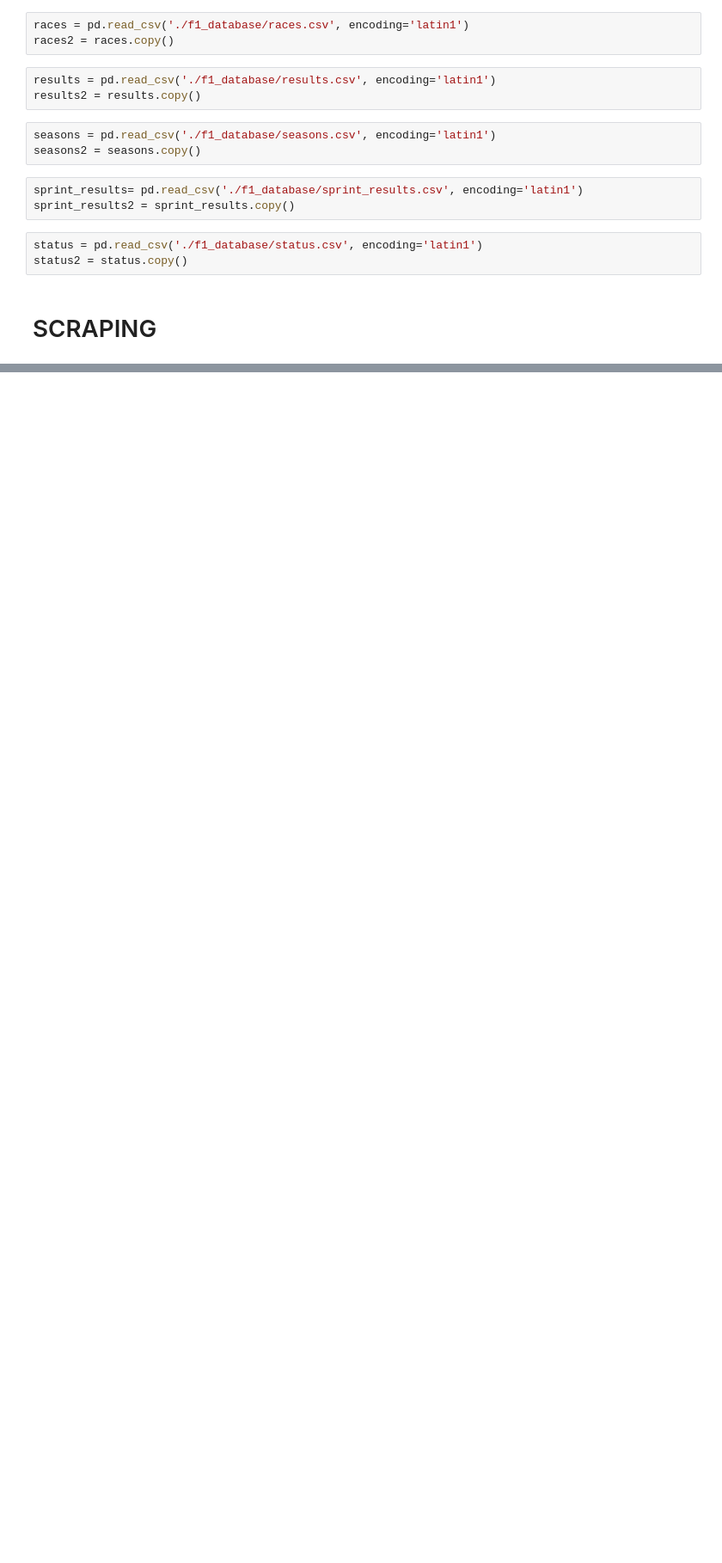
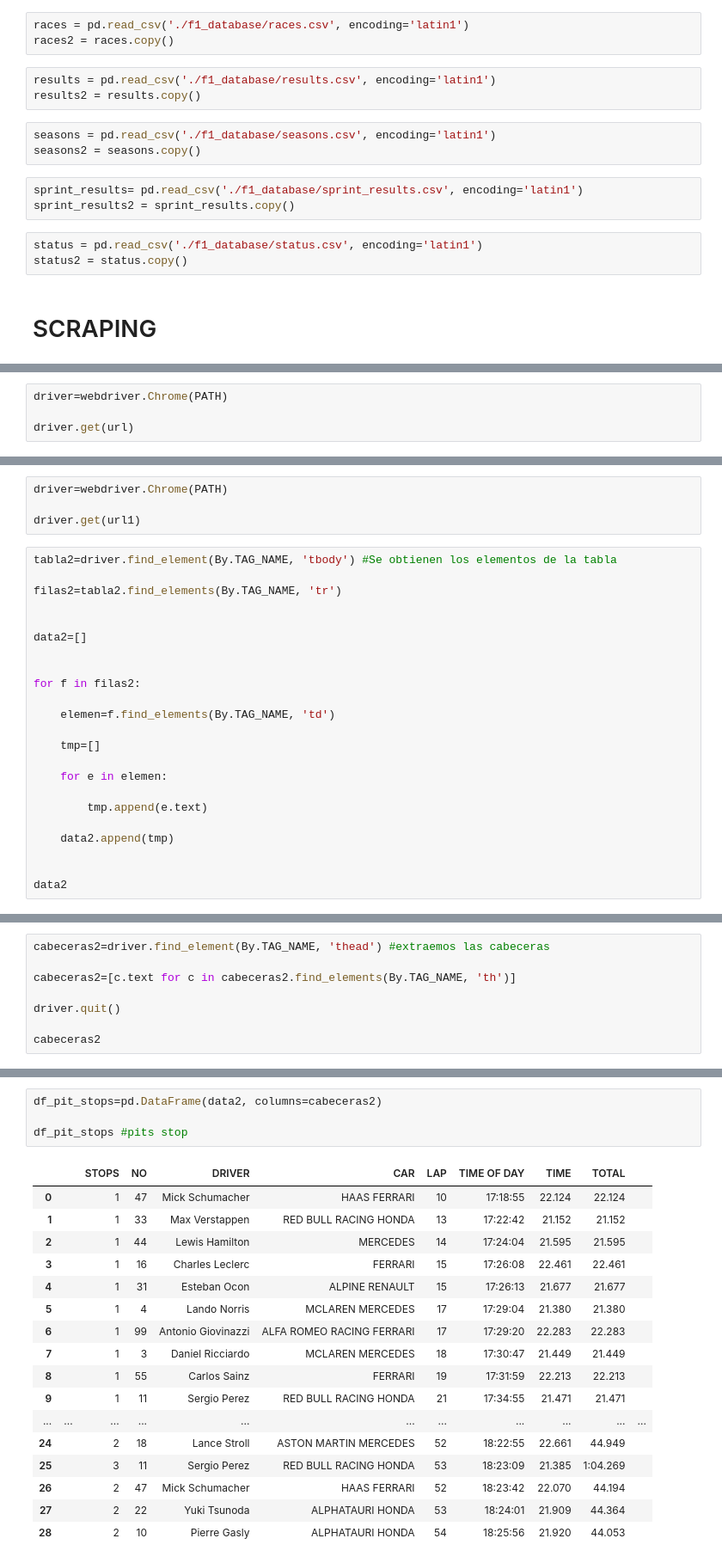
Before and after one commit to juliasabatel/F1_Project, a Jupyter notebook: F1_project.ipynb, the cells around one changed output, grey strips where cells are left out. Shown at 86% size. Drawn from its saved outputs; the diff is of its cells as text; blank space fills up the shorter version.

```diff
--- a/F1_project.ipynb
+++ b/F1_project.ipynb
@@ -155,0 +156,4 @@ IndexError: list index out of range
+# %%
+driver=webdriver.Chrome(PATH)
+
+driver.get(url)
@@ -155,0 +265,27 @@ IndexError: list index out of range
+# %%
+driver=webdriver.Chrome(PATH)
+
+driver.get(url1)
+# %%
+tabla2=driver.find_element(By.TAG_NAME, 'tbody') #Se obtienen los elementos de la tabla
+
+filas2=tabla2.find_elements(By.TAG_NAME, 'tr')
+
+
+data2=[]
+
+
+for f in filas2:
+
+    elemen=f.find_elements(By.TAG_NAME, 'td')
+
+    tmp=[]
+
+    for e in elemen:
+
+        tmp.append(e.text)
+
+    data2.append(tmp)
+
+
+data2
@@ -155,0 +310,8 @@ IndexError: list index out of range
+# %%
+cabeceras2=driver.find_element(By.TAG_NAME, 'thead') #extraemos las cabeceras
+
+cabeceras2=[c.text for c in cabeceras2.find_elements(By.TAG_NAME, 'th')]
+
+driver.quit()
+
+cabeceras2
@@ -155,0 +320,22 @@ IndexError: list index out of range
+# %%
+df_pit_stops=pd.DataFrame(data2, columns=cabeceras2)
+
+df_pit_stops #pits stop
+# %% [output]
+|  |  | STOPS | NO | DRIVER | CAR | LAP | TIME OF DAY | TIME | TOTAL |  |
+| 0 |  | 1 | 47 | Mick Schumacher | HAAS FERRARI | 10 | 17:18:55 | 22.124 | 22.124 |  |
+| 1 |  | 1 | 33 | Max Verstappen | RED BULL RACING HONDA | 13 | 17:22:42 | 21.152 | 21.152 |  |
+| 2 |  | 1 | 44 | Lewis Hamilton | MERCEDES | 14 | 17:24:04 | 21.595 | 21.595 |  |
+| 3 |  | 1 | 16 | Charles Leclerc | FERRARI | 15 | 17:26:08 | 22.461 | 22.461 |  |
+| 4 |  | 1 | 31 | Esteban Ocon | ALPINE RENAULT | 15 | 17:26:13 | 21.677 | 21.677 |  |
+| 5 |  | 1 | 4 | Lando Norris | MCLAREN MERCEDES | 17 | 17:29:04 | 21.380 | 21.380 |  |
+| 6 |  | 1 | 99 | Antonio Giovinazzi | ALFA ROMEO RACING FERRARI | 17 | 17:29:20 | 22.283 | 22.283 |  |
+| 7 |  | 1 | 3 | Daniel Ricciardo | MCLAREN MERCEDES | 18 | 17:30:47 | 21.449 | 21.449 |  |
+| 8 |  | 1 | 55 | Carlos Sainz | FERRARI | 19 | 17:31:59 | 22.213 | 22.213 |  |
+| 9 |  | 1 | 11 | Sergio Perez | RED BULL RACING HONDA | 21 | 17:34:55 | 21.471 | 21.471 |  |
+| ... | ... | ... | ... | ... | ... | ... | ... | ... | ... | ... |
+| 24 |  | 2 | 18 | Lance Stroll | ASTON MARTIN MERCEDES | 52 | 18:22:55 | 22.661 | 44.949 |  |
+| 25 |  | 3 | 11 | Sergio Perez | RED BULL RACING HONDA | 53 | 18:23:09 | 21.385 | 1:04.269 |  |
+| 26 |  | 2 | 47 | Mick Schumacher | HAAS FERRARI | 52 | 18:23:42 | 22.070 | 44.194 |  |
+| 27 |  | 2 | 22 | Yuki Tsunoda | ALPHATAURI HONDA | 53 | 18:24:01 | 21.909 | 44.364 |  |
+| 28 |  | 2 | 10 | Pierre Gasly | ALPHATAURI HONDA | 54 | 18:25:56 | 21.920 | 44.053 |  |
```
Also changed, not shown: parts of 28 cells of this notebook, 10 other files.
